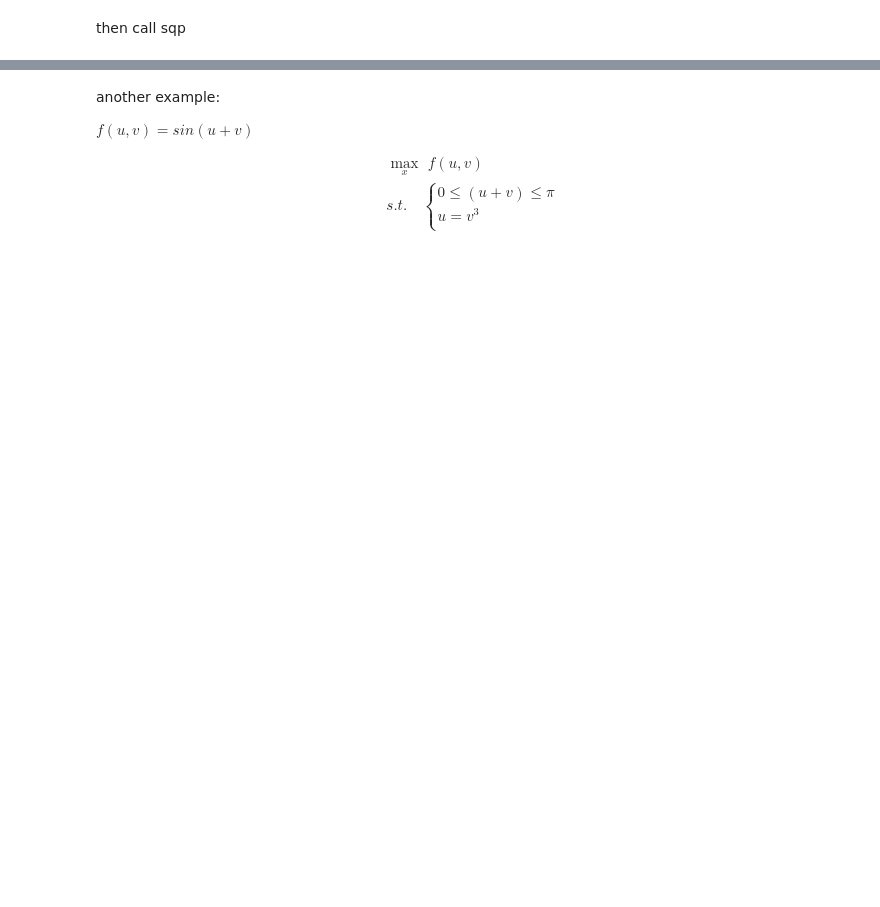
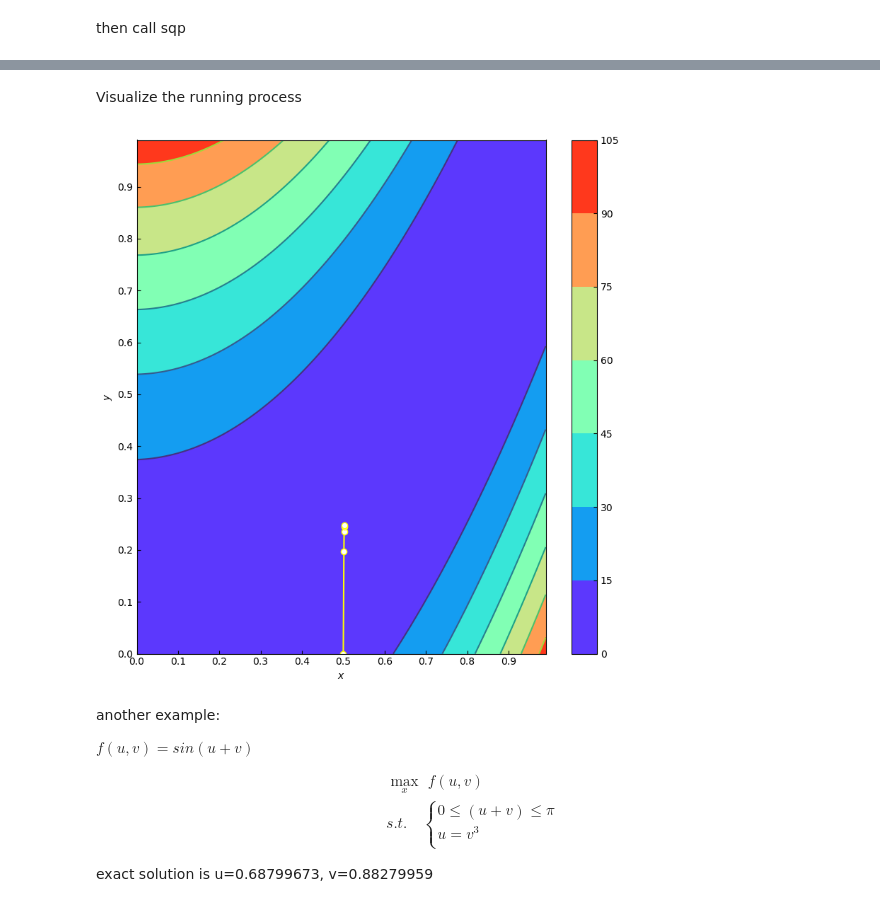
Before and after one commit to Schnabel-8/SQP, a Jupyter notebook: SQP.ipynb, the cells around one changed output, grey strips where cells are left out. Saved outputs shown, nothing was run; the diff lists cells and outputs as text; code cells hidden in the pictures; blank space fills up the shorter version.

```diff
--- a/SQP.ipynb
+++ b/SQP.ipynb
@@ -42,9 +50,9 @@ $f_N(x)=\sum^{N-1}_{i=1}100(x_{i+1}-{x_i}^2)^2+(1-x_i)^2$
 # %%
 #the rosenbrock function
-def f(x):
+def f1(x):
     return sum(100.0*(x[1:]-x[:-1]**2.0)**2.0 + (1-x[:-1])**2.0)
 #constrains
-def cons(x):
+def cons1(x):
     return [1-x[0]-2*x[1],1-x[0]**2-x[1],1-x[0]**2+x[1]]
 # %% [markdown]
 then call sqp
@@ -60,3 +69,11 @@ iter :   4 obj:    0.24967338098438172 p:   0.8695361758604804 xk:   [0.50216198
+# %% [markdown]
+Visualize the running process
+# %%
+def f1_proxy(x,y):
+    return f1(np.array([x,y]))
+myplot(f1_proxy,hashcode)
+# %% [output]
+[figure, added]
 # %% [markdown]
 another example:
 
@@ -71,4 +88,6 @@ u=v^3\\
 \end{array}\right.
 \end{split}
 \end{equation*}
+
+exact solution is u=0.68799673, v=0.88279959
 # %%
```
Also changed, not shown: parts of 6 cells of this notebook, 1 other file.
